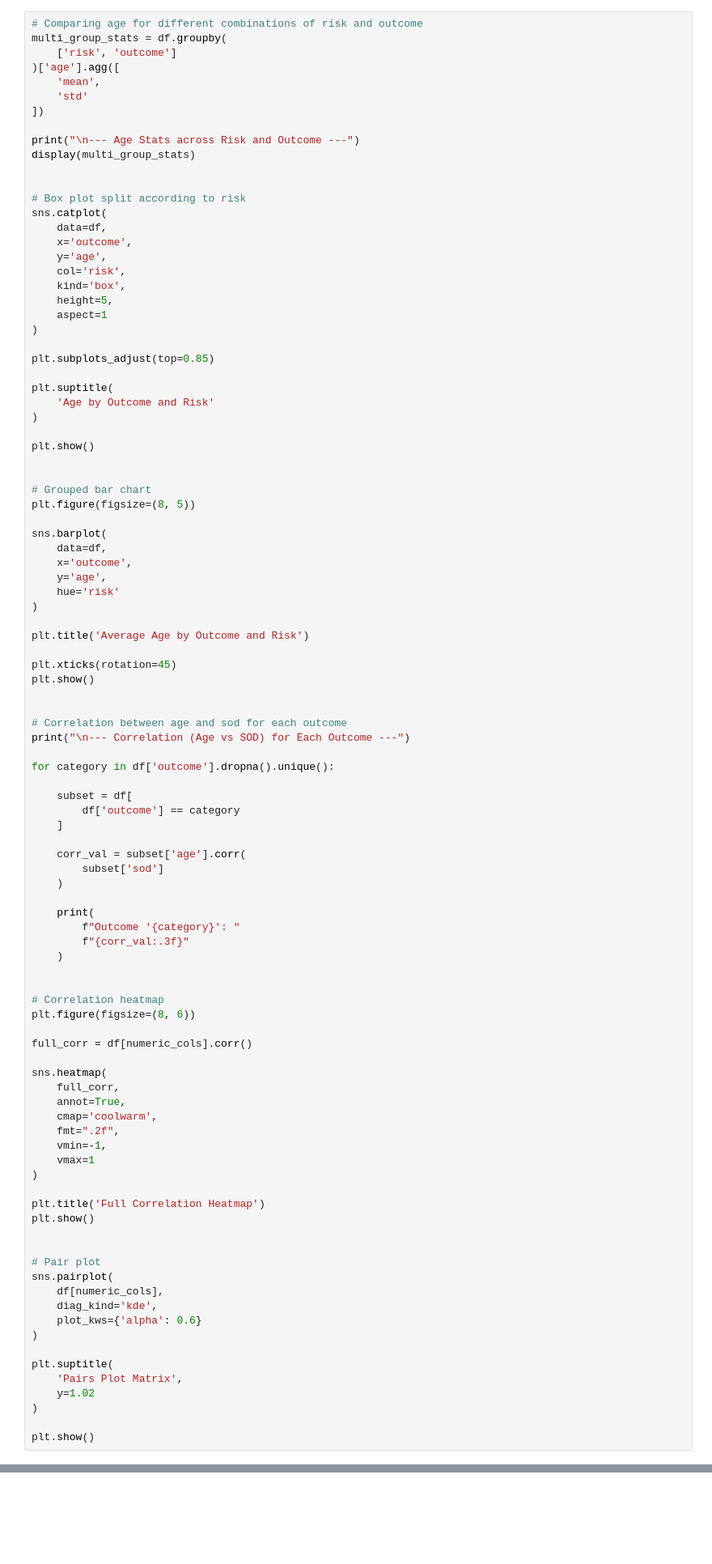
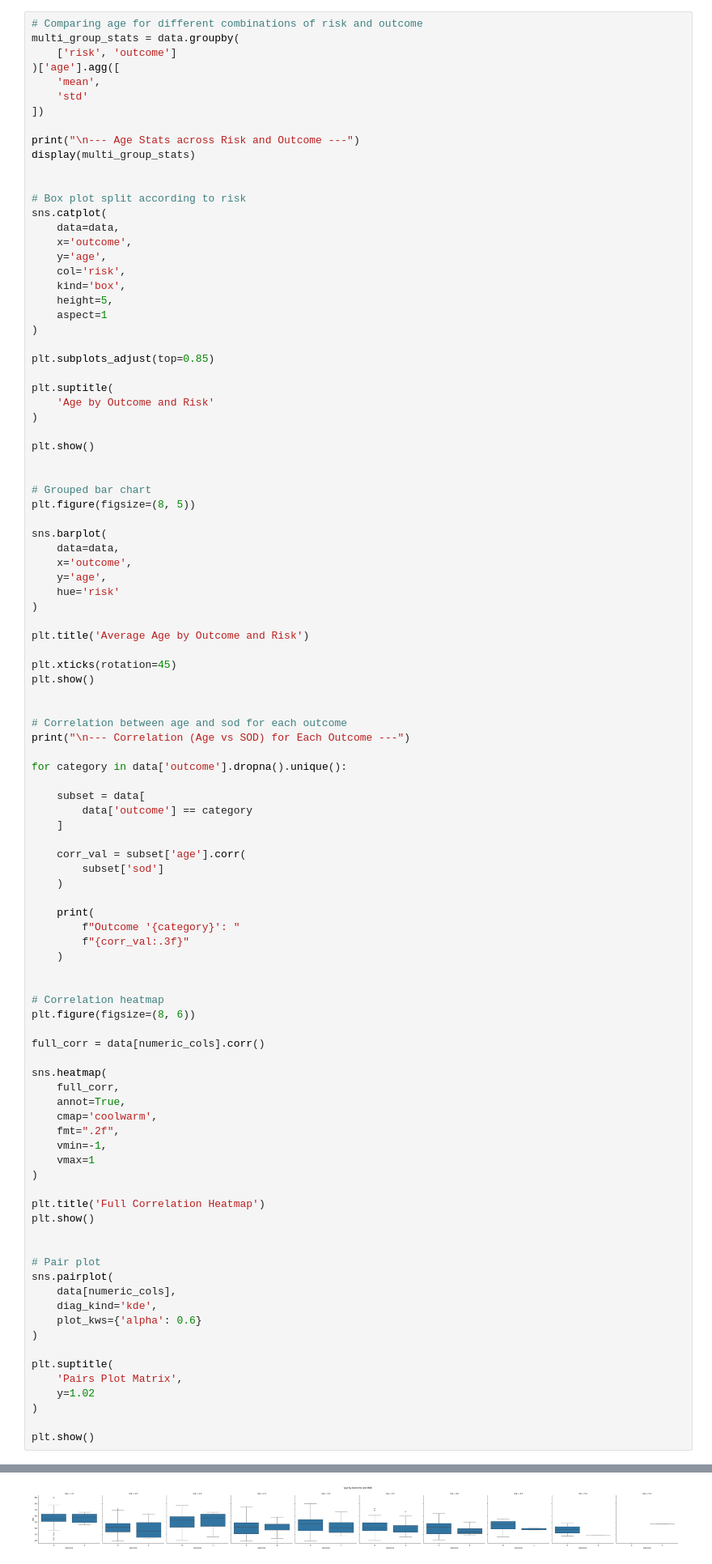
Before and after one commit to Arnavpanwar1312/Arnav_Panwar, a Jupyter notebook: EDA_Project.ipynb, the cells around one changed output, grey strips where cells are left out. Shown at 81% size. Drawn from its saved outputs; the diff is of its cells as text; blank space fills up the shorter version.

```diff
--- a/EDA_Project.ipynb
+++ b/EDA_Project.ipynb
@@ -567,7 +624,7 @@ plt.show()
 12. ND / Multivariate Analysis
 # %%
 # Comparing age for different combinations of risk and outcome
-multi_group_stats = df.groupby(
+multi_group_stats = data.groupby(
     ['risk', 'outcome']
 )['age'].agg([
     'mean',
@@ -580,7 +637,7 @@ display(multi_group_stats)
 
 # Box plot split according to risk
 sns.catplot(
-    data=df,
+    data=data,
     x='outcome',
     y='age',
     col='risk',
@@ -602,7 +659,7 @@ plt.show()
 plt.figure(figsize=(8, 5))
 
 sns.barplot(
-    data=df,
+    data=data,
     x='outcome',
     y='age',
     hue='risk'
@@ -617,10 +674,10 @@ plt.show()
 # Correlation between age and sod for each outcome
 print("\n--- Correlation (Age vs SOD) for Each Outcome ---")
 
-for category in df['outcome'].dropna().unique():
+for category in data['outcome'].dropna().unique():
 
-    subset = df[
-        df['outcome'] == category
+    subset = data[
+        data['outcome'] == category
     ]
 
     corr_val = subset['age'].corr(
@@ -636,7 +693,7 @@ for category in df['outcome'].dropna().unique():
 # Correlation heatmap
 plt.figure(figsize=(8, 6))
 
-full_corr = df[numeric_cols].corr()
+full_corr = data[numeric_cols].corr()
 
 sns.heatmap(
     full_corr,
@@ -653,7 +710,7 @@ plt.show()
 
 # Pair plot
 sns.pairplot(
-    df[numeric_cols],
+    data[numeric_cols],
     diag_kind='kde',
     plot_kws={'alpha': 0.6}
 )
@@ -664,3 +721,4 @@ plt.suptitle(
 )
 
 plt.show()
+# %% [output]
@@ -666,0 +744 @@ plt.show()
+[figure, added]
```
Also changed, not shown: parts of 10 cells of this notebook.
